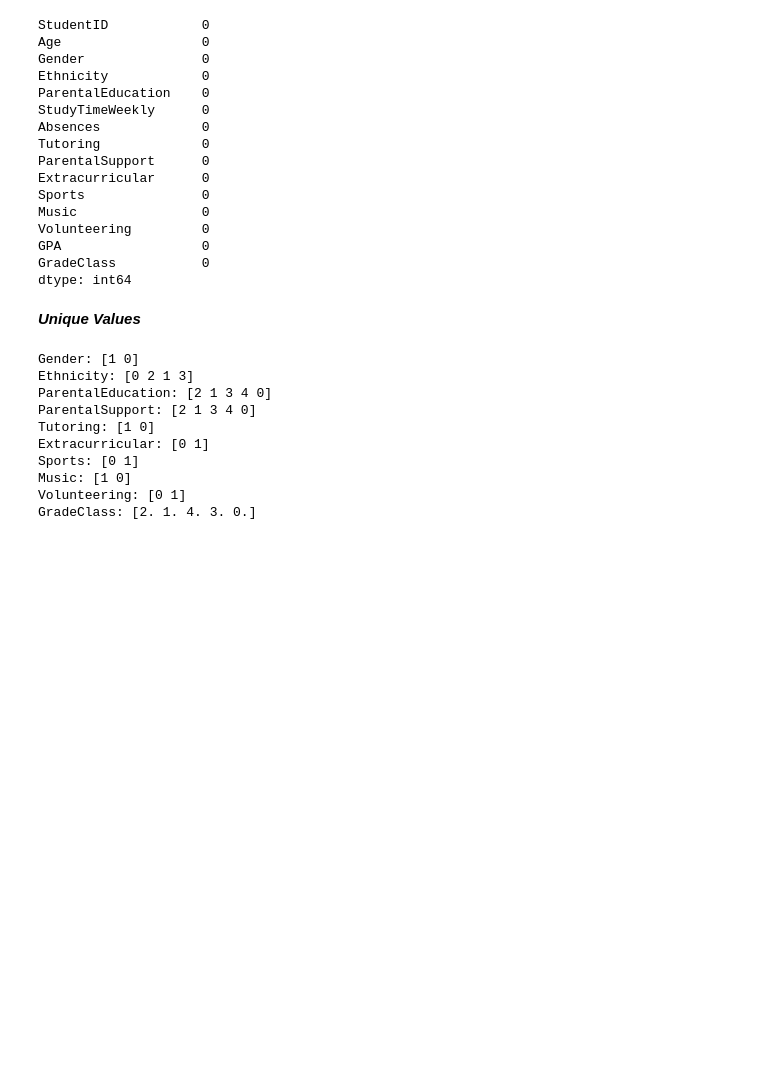
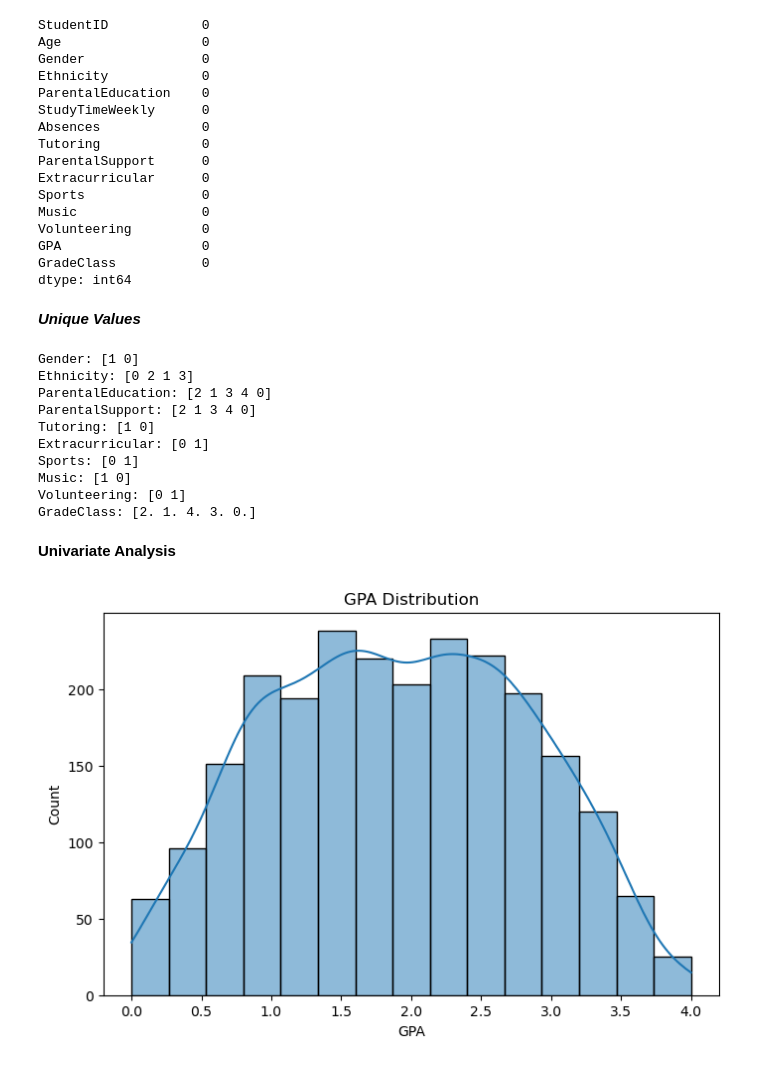
Before and after one commit to GetafixPotion/buildingtest1, a Jupyter notebook: System_Loading_and_Initial_Checks.ipynb, the cells around one changed output. Drawn from its saved outputs; the diff is of its cells as text; code cells hidden in the pictures; blank space fills up the shorter version.

Commit message:
Univariate Analysis & Bivariate Analysis

```diff
--- a/System_Loading_and_Initial_Checks.ipynb
+++ b/System_Loading_and_Initial_Checks.ipynb
@@ -144,3 +144,15 @@ Sports: [0 1]
 Music: [1 0]
 Volunteering: [0 1]
 GradeClass: [2. 1. 4. 3. 0.]
+# %% [markdown]
+**Univariate Analysis**
+# %%
+#GPA distribution
+plt.figure(figsize=(8,5))
+sns.histplot(df['GPA'], bins=15, kde=True)
+plt.title('GPA Distribution')
+plt.xlabel('GPA')
+plt.ylabel('Count')
+plt.show()
+# %% [output]
+[figure, added]
```
Also changed, not shown: parts of 2 cells of this notebook.
